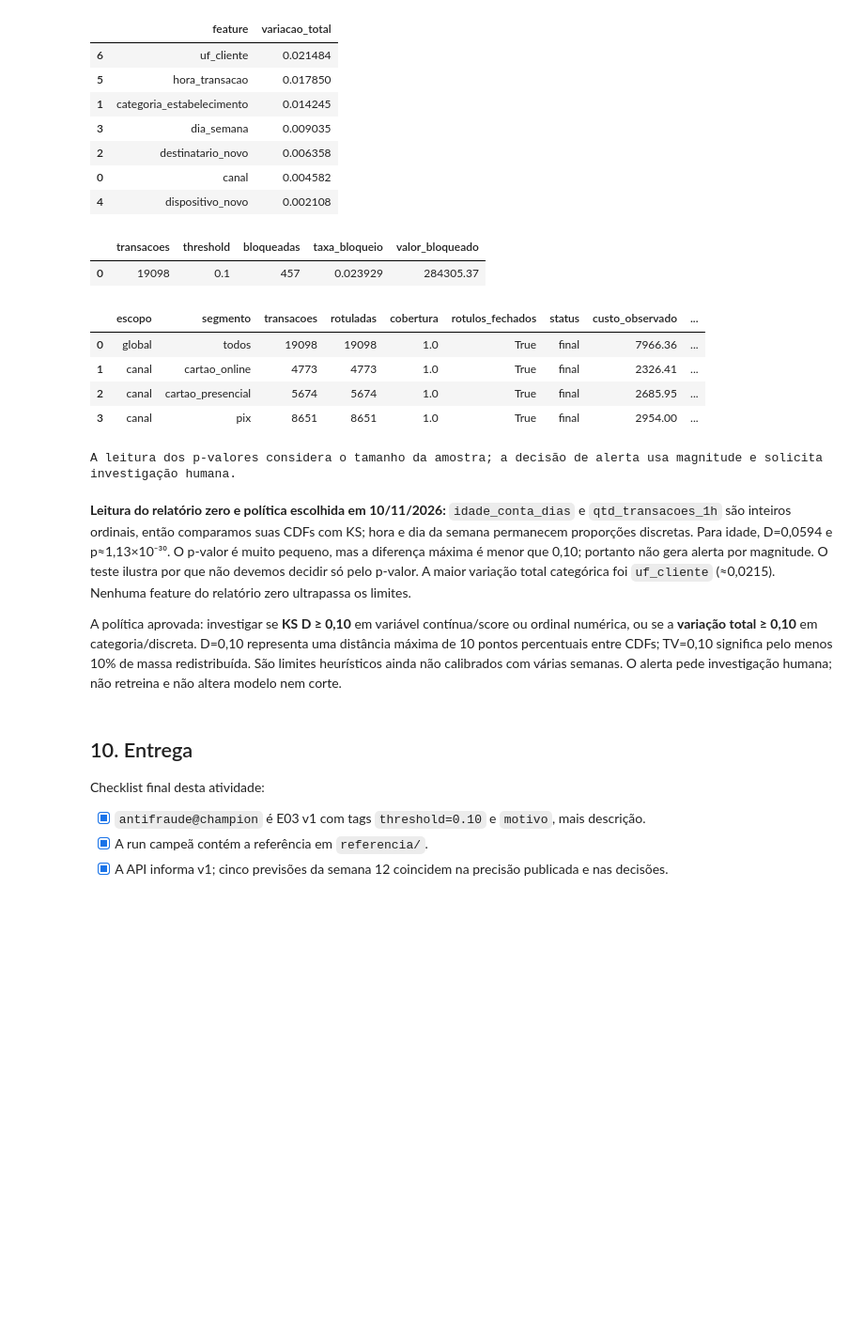
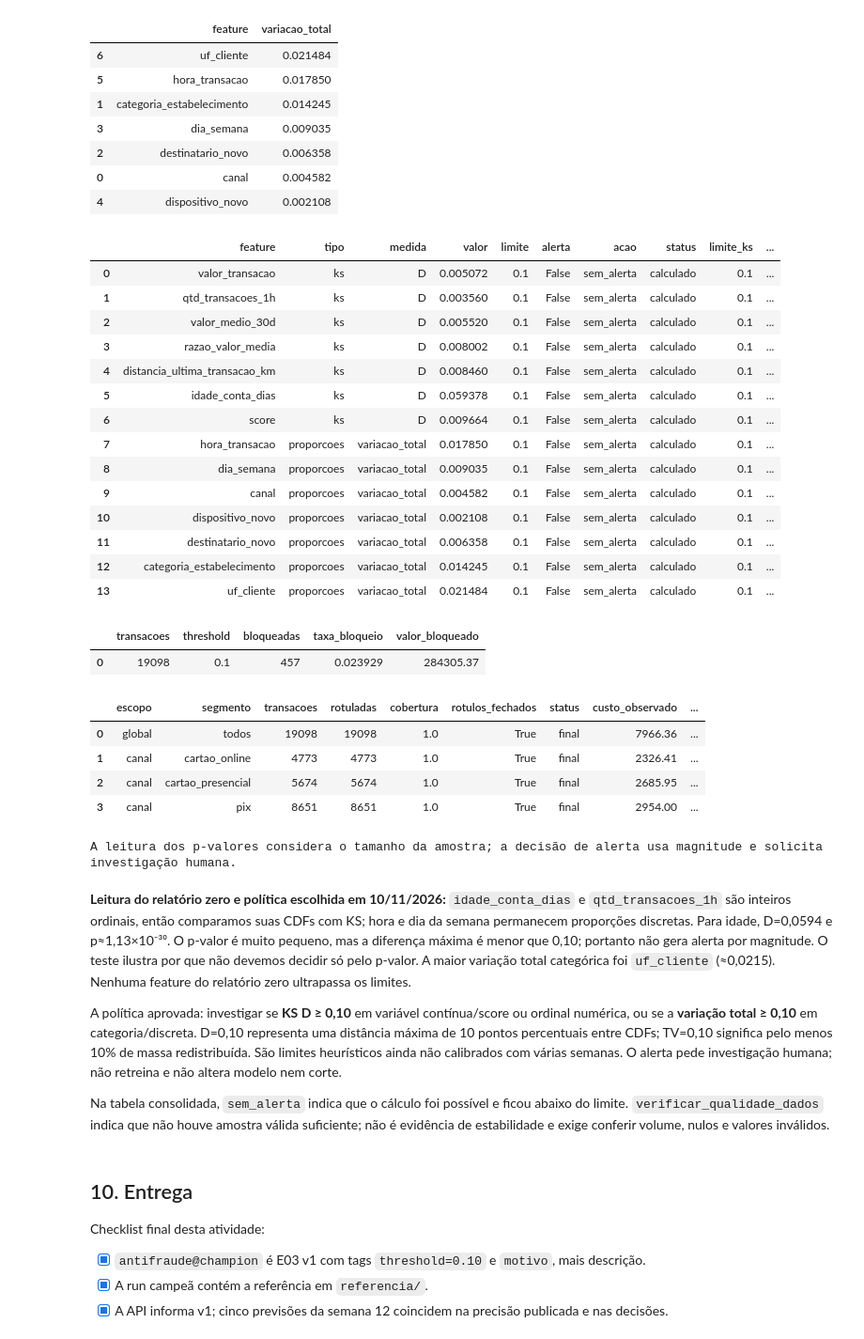
Before and after one commit to MayumiCastiglioni/MLOpsAntifraudAuroraBank, a Jupyter notebook: parte1.ipynb, the cells around one changed output. Shown at 94% size. Cells and saved outputs as stored; diff of their text form; code cells hidden in the pictures; blank space fills up the shorter version.

Commit message:
feat: strengthen drift alert quality handling

```diff
--- a/parte1.ipynb
+++ b/parte1.ipynb
@@ -492,22 +492,40 @@ display(resumo_tv.head(10))
 | 0 | canal | 0.004582 |
 | 4 | dispositivo_novo | 0.002108 |
 # %%
+display(pd.DataFrame(relatorio_zero['alertas']))
 display(pd.DataFrame(relatorio_zero['operacional']))
 display(pd.DataFrame(relatorio_zero['performance']))
 print('A leitura dos p-valores considera o tamanho da amostra; a decisão de alerta usa magnitude e solicita investigação humana.')
 # %% [output]
-|  | transacoes | threshold | bloqueadas | taxa_bloqueio | valor_bloqueado |
-| 0 | 19098 | 0.1 | 457 | 0.023929 | 284305.37 |
+|  | feature | tipo | medida | valor | limite | alerta | acao | status | limite_ks | ... |
+| 0 | valor_transacao | ks | D | 0.005072 | 0.1 | False | sem_alerta | calculado | 0.1 | ... |
+| 1 | qtd_transacoes_1h | ks | D | 0.003560 | 0.1 | False | sem_alerta | calculado | 0.1 | ... |
+| 2 | valor_medio_30d | ks | D | 0.005520 | 0.1 | False | sem_alerta | calculado | 0.1 | ... |
+| 3 | razao_valor_media | ks | D | 0.008002 | 0.1 | False | sem_alerta | calculado | 0.1 | ... |
+| 4 | distancia_ultima_transacao_km | ks | D | 0.008460 | 0.1 | False | sem_alerta | calculado | 0.1 | ... |
+| 5 | idade_conta_dias | ks | D | 0.059378 | 0.1 | False | sem_alerta | calculado | 0.1 | ... |
+| 6 | score | ks | D | 0.009664 | 0.1 | False | sem_alerta | calculado | 0.1 | ... |
+| 7 | hora_transacao | proporcoes | variacao_total | 0.017850 | 0.1 | False | sem_alerta | calculado | 0.1 | ... |
+| 8 | dia_semana | proporcoes | variacao_total | 0.009035 | 0.1 | False | sem_alerta | calculado | 0.1 | ... |
+| 9 | canal | proporcoes | variacao_total | 0.004582 | 0.1 | False | sem_alerta | calculado | 0.1 | ... |
+| 10 | dispositivo_novo | proporcoes | variacao_total | 0.002108 | 0.1 | False | sem_alerta | calculado | 0.1 | ... |
+| 11 | destinatario_novo | proporcoes | variacao_total | 0.006358 | 0.1 | False | sem_alerta | calculado | 0.1 | ... |
+| 12 | categoria_estabelecimento | proporcoes | variacao_total | 0.014245 | 0.1 | False | sem_alerta | calculado | 0.1 | ... |
+| 13 | uf_cliente | proporcoes | variacao_total | 0.021484 | 0.1 | False | sem_alerta | calculado | 0.1 | ... |
-|  | escopo | segmento | transacoes | rotuladas | cobertura | rotulos_fechados | status | custo_observado | ... |
-| 0 | global | todos | 19098 | 19098 | 1.0 | True | final | 7966.36 | ... |
-| 1 | canal | cartao_online | 4773 | 4773 | 1.0 | True | final | 2326.41 | ... |
-| 2 | canal | cartao_presencial | 5674 | 5674 | 1.0 | True | final | 2685.95 | ... |
-| 3 | canal | pix | 8651 | 8651 | 1.0 | True | final | 2954.00 | ... |
+|  | transacoes | threshold | bloqueadas | taxa_bloqueio | valor_bloqueado |
+| 0 | 19098 | 0.1 | 457 | 0.023929 | 284305.37 |
+|  | escopo | segmento | transacoes | rotuladas | cobertura | rotulos_fechados | status | custo_observado | ... |
+| 0 | global | todos | 19098 | 19098 | 1.0 | True | final | 7966.36 | ... |
+| 1 | canal | cartao_online | 4773 | 4773 | 1.0 | True | final | 2326.41 | ... |
+| 2 | canal | cartao_presencial | 5674 | 5674 | 1.0 | True | final | 2685.95 | ... |
+| 3 | canal | pix | 8651 | 8651 | 1.0 | True | final | 2954.00 | ... |
 A leitura dos p-valores considera o tamanho da amostra; a decisão de alerta usa magnitude e solicita investigação humana.
 # %% [markdown]
 **Leitura do relatório zero e política escolhida em 10/11/2026:** `idade_conta_dias` e `qtd_transacoes_1h` são inteiros ordinais, então comparamos suas CDFs com KS; hora e dia da semana permanecem proporções discretas. Para idade, D=0,0594 e p≈1,13×10⁻³⁰. O p-valor é muito pequeno, mas a diferença máxima é menor que 0,10; portanto não gera alerta por magnitude. O teste ilustra por que não devemos decidir só pelo p-valor. A maior variação total categórica foi `uf_cliente` (≈0,0215). Nenhuma feature do relatório zero ultrapassa os limites.
 
 A política aprovada: investigar se **KS D ≥ 0,10** em variável contínua/score ou ordinal numérica, ou se a **variação total ≥ 0,10** em categoria/discreta. D=0,10 representa uma distância máxima de 10 pontos percentuais entre CDFs; TV=0,10 significa pelo menos 10% de massa redistribuída. São limites heurísticos ainda não calibrados com várias semanas. O alerta pede investigação humana; não retreina e não altera modelo nem corte.
+
+Na tabela consolidada, `sem_alerta` indica que o cálculo foi possível e ficou abaixo do limite. `verificar_qualidade_dados` indica que não houve amostra válida suficiente; não é evidência de estabilidade e exige conferir volume, nulos e valores inválidos.
 # %% [markdown]
 ## 10. Entrega
 
```
Also changed, not shown: 10 other files.
